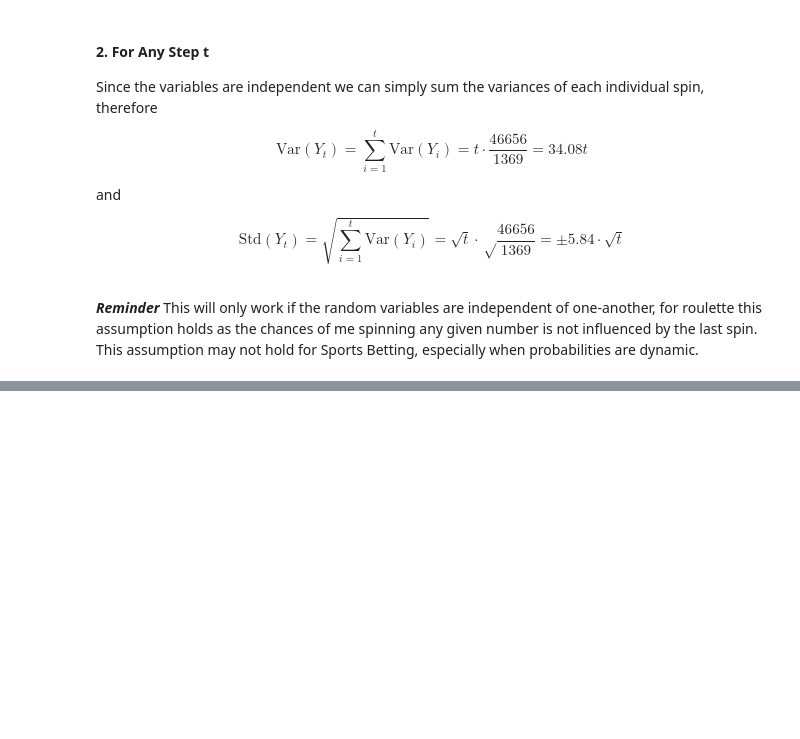
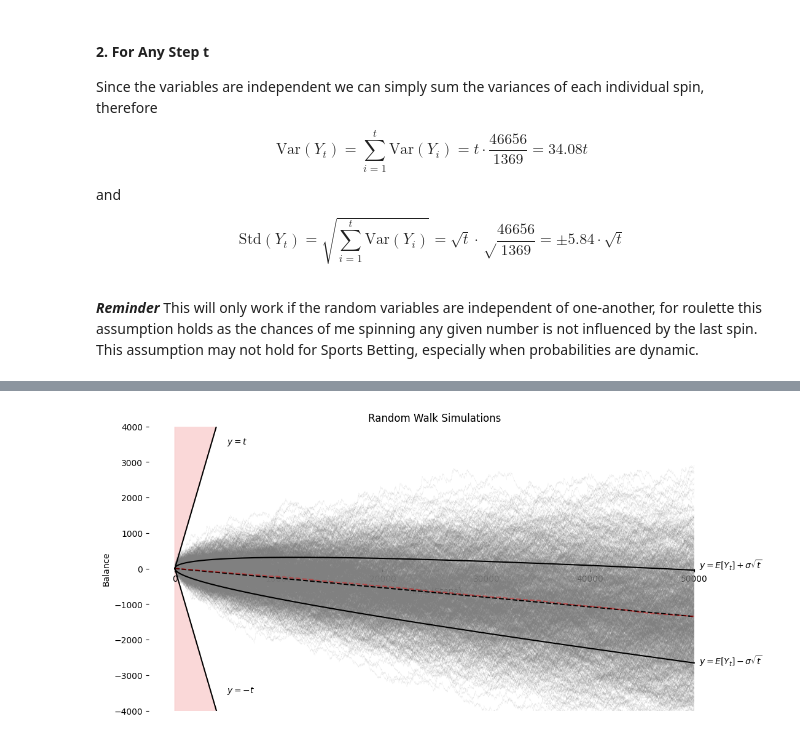
Before and after one commit to hallam-flda/gambling_market_analyses, a Jupyter notebook: Roulette_and_Markov_Chains.ipynb, the cells around one changed output, grey strips where cells are left out. Cells and saved outputs as stored; diff of their text form; code cells hidden in the pictures; blank space fills up the shorter version.

```diff
--- a/Roulette_and_Markov_Chains.ipynb
+++ b/Roulette_and_Markov_Chains.ipynb
@@ -525,0 +442,78 @@ Margin: 30.0%, Barrier: £2000, Prob. of hitting barrier: 88.68%, Expected Spins
+# %%
+# Define the random walk function
+def random_walk_with_drift(n_trials):
+    balance = [0]  # Start at zero
+    running_balance = 0
+    for _ in range(n_trials):
+        outcome = random.randint(0, 36)
+        random_outcome = random.randint(0,36)
+        running_balance += 35 if outcome == random_outcome else -1
+        balance.append(running_balance)
+    return list(range(len(balance))), balance
+
+# Number of simulations
+num_simulations = 1000
+n_trials_drift = 50000
+
+# Plot multiple simulations
+
+all_drift = []
+
+plt.figure(figsize=(12, 6))  # Adjust figure size for better visualization
+for _ in range(num_simulations):
+    x_drift, y_drift = random_walk_with_drift(n_trials_drift)
+    plt.plot(x_drift, y_drift, linewidth=0.2, alpha=0.2, color = 'gray')  # Thinner lines and transparency for readability
+    all_drift.append(y_drift)
+
+# Convert the list of lists to a numpy array
+all_drift_array = np.array(all_drift)
+
+# Compute the mean along axis 0 (i.e., across the 50 simulations for each time step)
+mean_drift = np.mean(all_drift_array, axis=0)
+sample_stdev_drift = np.std(all_drift_array, axis=0, ddof=1)  # ddof=1 for sample stddev
+sample_stdev_drift_ub = sample_stdev_drift + mean_drift
+sample_stdev_drift_lb = mean_drift - sample_stdev_drift
+
+max_y_drift = np.array([i for i in x_drift])
+min_y_drift = np.array([-i for i in x_drift])
+
+# Correct variance and standard deviation values
+sigma = 216 / 37  # Standard deviation for a single bet
+
+# Calculate expected value and standard deviation lines
+t_values_drift = np.arange(0, n_trials_drift + 1)  # Create an array of t values from 0 to 10,000
+expected_with_drift = -1 / 37 * t_values_drift
+pos_stdev_with_drift = expected_with_drift + sigma * np.sqrt(t_values_drift)
+neg_stdev_with_drift = expected_with_drift - sigma * np.sqrt(t_values_drift)
+
+# Plot the standard deviation lines and the expected value line
+plt.plot(t_values_drift, pos_stdev_with_drift, color='black', label='Standard Deviation (Positive)')
+plt.plot(t_values_drift, neg_stdev_with_drift, color='black', label='Standard Deviation (Negative)')
+plt.plot(t_values_drift, expected_with_drift, color='black', linestyle='--', label='Expected Value')
+plt.plot(t_values_drift, sample_stdev_drift_ub, color = 'red', linestyle = '--')
+plt.plot(t_values_drift, sample_stdev_drift_lb, color = 'red', linestyle = '--')
+plt.plot(t_values_drift, mean_drift, color='red', linestyle = '--', alpha = 0.4)
+plt.plot(t_values_drift, max_y_drift, color = 'black')
+plt.plot(t_values_drift, min_y_drift, color = 'black')
+
+plt.text(5000, 3500, r'$y = t$')
+plt.text(5000,-3500, r'$y = -t$')
+plt.text(50500, 0, r'$y = E[Y_{t}] + \sigma \sqrt{t}$')
+plt.text(50500, -2700, r'$y = E[Y_{t}] - \sigma \sqrt{t}$')
+
+plt.fill_between(x_drift, max_y_drift, len(x_drift)-1, where=(max_y_drift <= len(x_drift)-1), color='lightcoral', alpha=0.3)
+plt.fill_between(x_drift, min_y_drift, -(len(x_drift)-1), where=(min_y_drift >= -(len(x_drift)-1)), color='lightcoral', alpha=0.3)
+
+
+# Enhance the plot
+ax = plt.gca()  # Get current axes
+ax.spines['bottom'].set_position(('data', 0))  # Set x-axis to the middle
+#plt.hlines(y=0, xmin=0, xmax=n_trials, color='black', linestyle='--')  # Add horizontal line at y=0
+plt.box(False)  # Remove plot box
+plt.ylim(-6000,4000)
+plt.title('Random Walk Simulations')
+plt.xlabel('Time (Steps)')
+plt.ylabel('Balance')
+plt.show()
+# %% [output]
+[figure, added]
```
Also changed, not shown: parts of 13 cells of this notebook.
